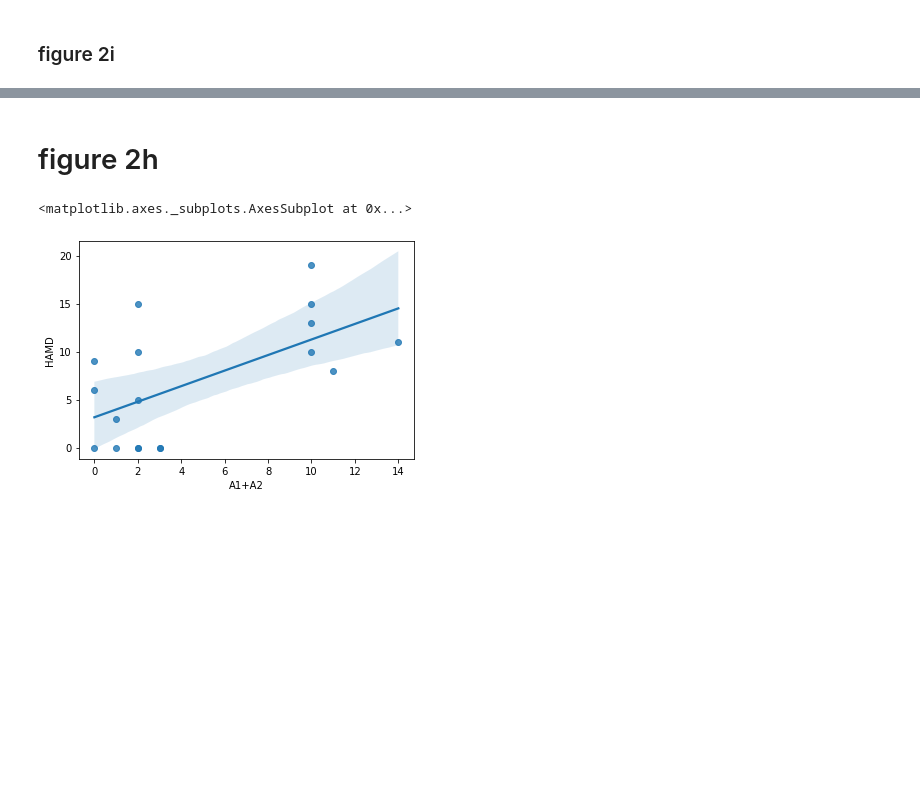
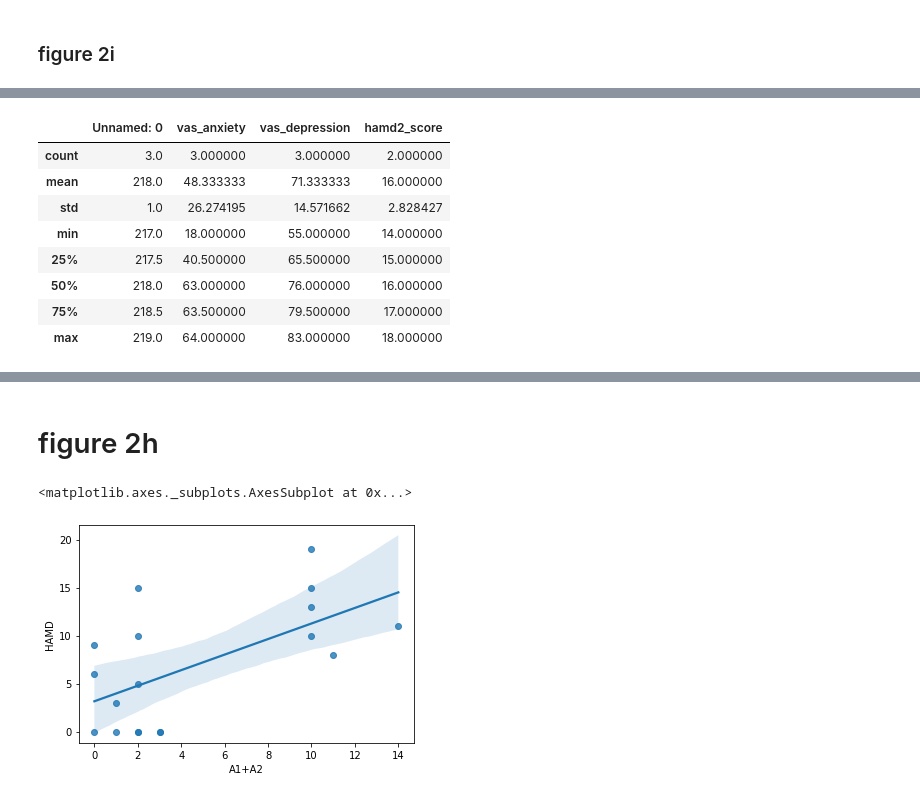
Before and after one commit to ScangosLab/closed_loop_mdd, a Jupyter notebook: Fig2h,i- number of Gamma detection by RNS.ipynb, the cells around one changed output, grey strips where cells are left out. Cells and saved outputs as stored; diff of their text form; code cells hidden in the pictures; blank space fills up the shorter version.

```diff
--- a/Fig2h,i- number of Gamma detection by RNS.ipynb
+++ b/Fig2h,i- number of Gamma detection by RNS.ipynb
@@ -120,0 +125,13 @@ plt.show()
+# %%
+res_1 = df_a_week_pre_STIM.describe()
+res_1
+# %% [output]
+|  | Unnamed: 0 | vas_anxiety | vas_depression | hamd2_score |
+| count | 3.0 | 3.000000 | 3.000000 | 2.000000 |
+| mean | 218.0 | 48.333333 | 71.333333 | 16.000000 |
+| std | 1.0 | 26.274195 | 14.571662 | 2.828427 |
+| min | 217.0 | 18.000000 | 55.000000 | 14.000000 |
+| 25% | 217.5 | 40.500000 | 65.500000 | 15.000000 |
+| 50% | 218.0 | 63.000000 | 76.000000 | 16.000000 |
+| 75% | 218.5 | 63.500000 | 79.500000 | 17.000000 |
+| max | 219.0 | 64.000000 | 83.000000 | 18.000000 |
```
Also changed, not shown: parts of 7 cells of this notebook, 2 other files.
